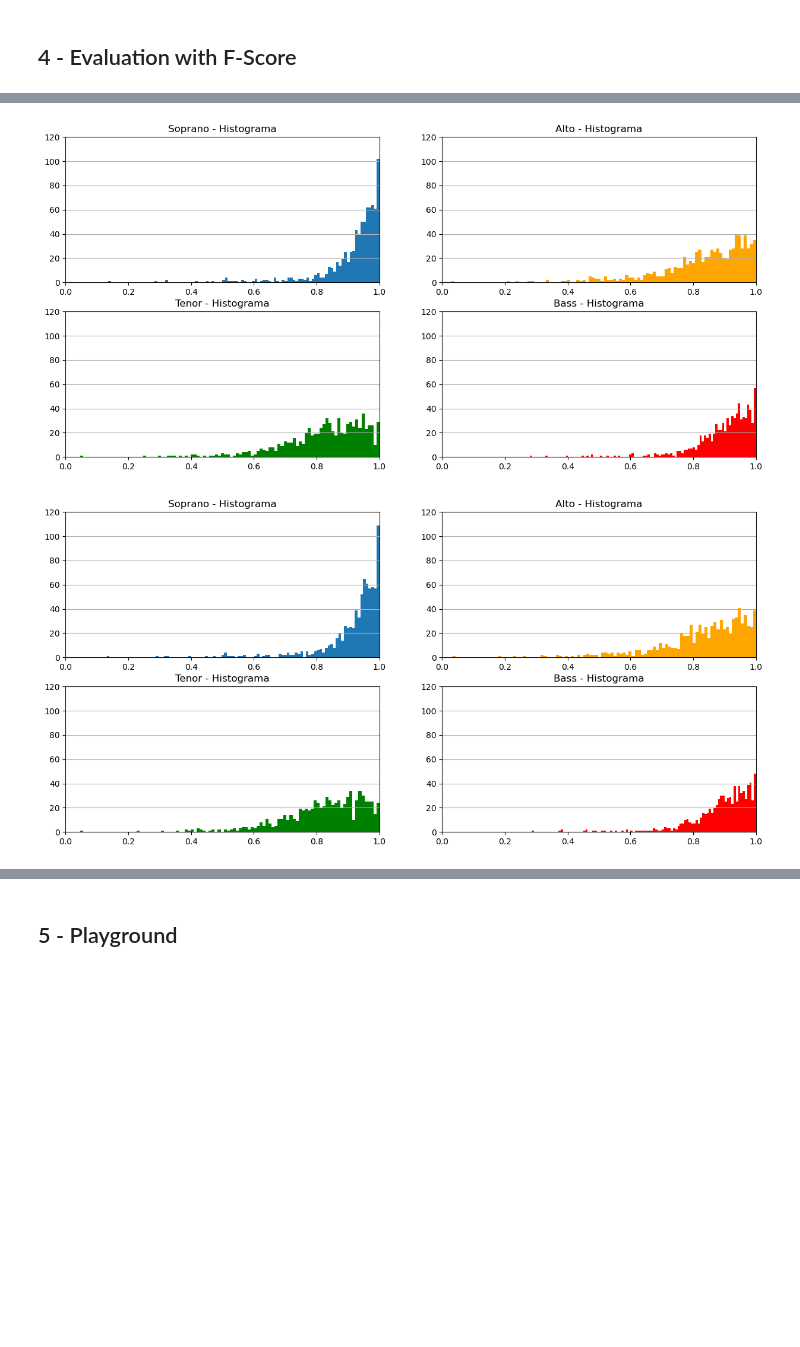
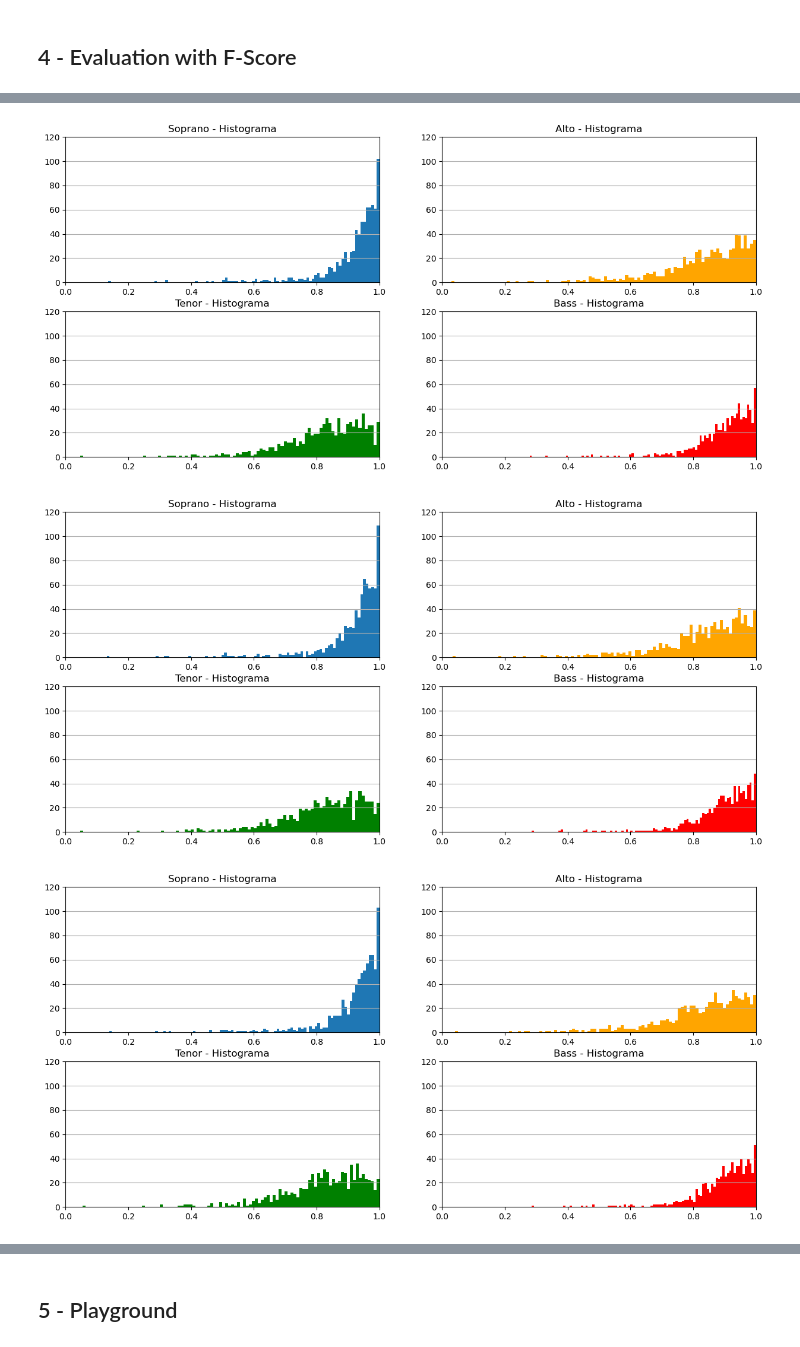
Before and after one commit to Xornotor/VocalAssignment-SSCS, a Jupyter notebook: SSCS_Training.ipynb, the cells around one changed output, grey strips where cells are left out. Cells and saved outputs as stored; diff of their text form; code cells hidden in the pictures; blank space fills up the shorter version.

```diff
--- a/SSCS_Training.ipynb
+++ b/SSCS_Training.ipynb
@@ -106,15 +105,17 @@ sscs.joint_f_histograms(f_scr5_full)
 # %%
 sscs.voice_f_histograms(f_scr1_full)
 sscs.voice_f_histograms(f_scr2_full)
 sscs.voice_f_histograms(f_scr3_full)
 sscs.voice_f_histograms(f_scr4_full)
 sscs.voice_f_histograms(f_scr5_full)
+sscs.voice_f_histograms(f_scr6_full)
 # %% [output]
 [figure]
 [figure]
 [figure]
 [figure]
 [figure]
+[figure, added]
 # %%
 sscs.boxplot(f_scr1_full)
 sscs.boxplot(f_scr2_full)
```
Also changed, not shown: parts of 7 cells of this notebook, 1 other file.
